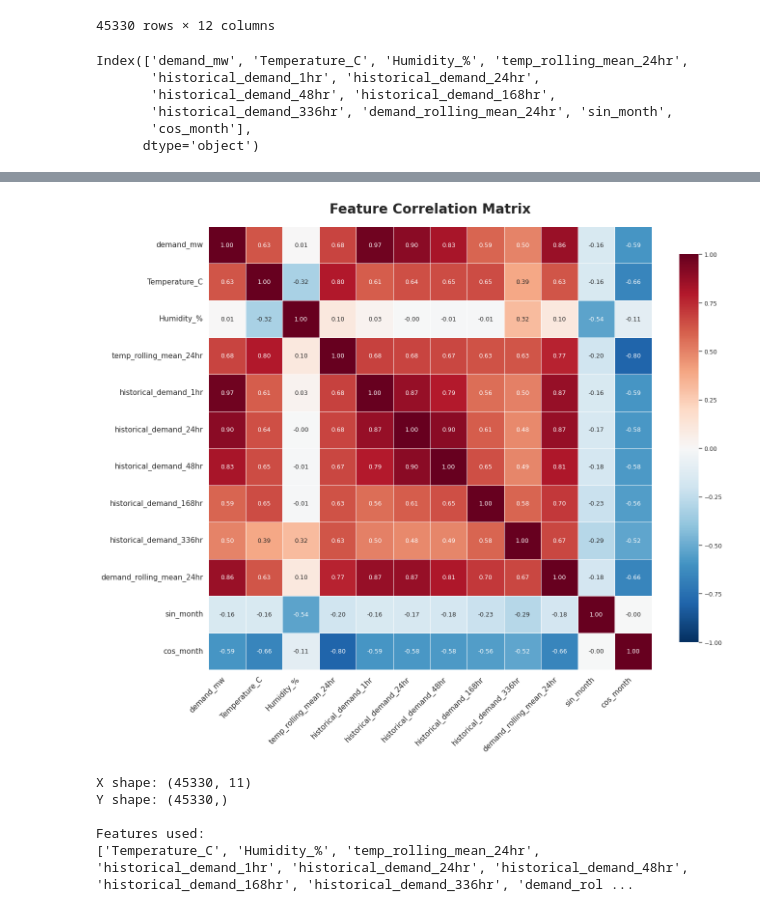
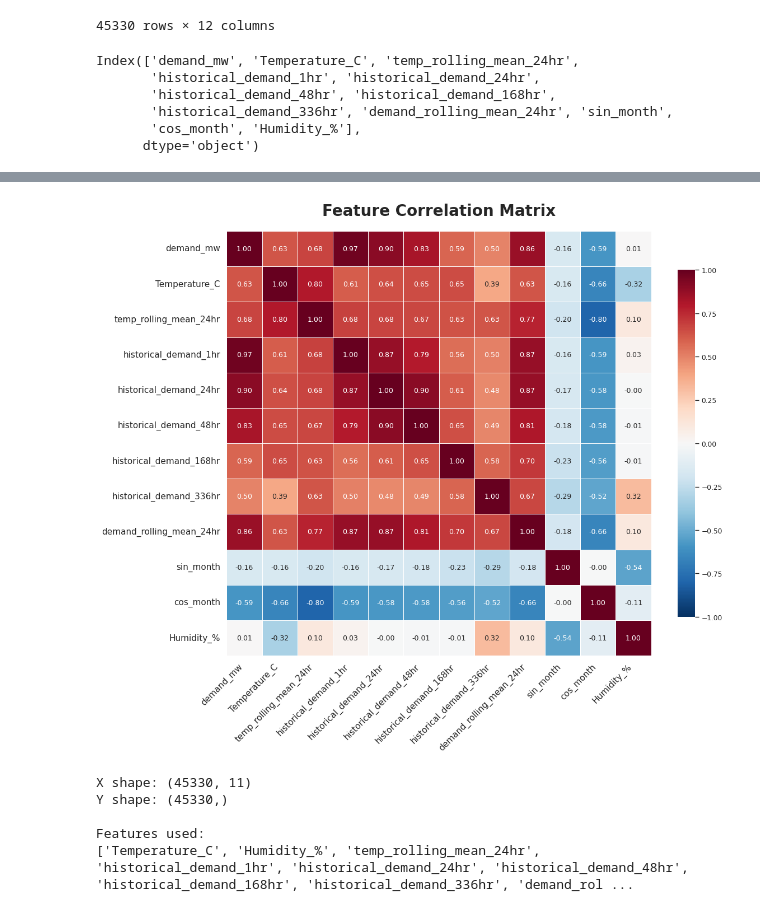
Before and after one commit to Joydas2003/Electrical-Load-Forcasting-Ml, a Jupyter notebook: Machine Learning Based short term Electrical Load Forcasting.ipynb, the cells around one changed output, grey strips where cells are left out. Cells and saved outputs as stored; diff of their text form; code cells hidden in the pictures.

```diff
--- a/Machine Learning Based short term Electrical Load Forcasting.ipynb
+++ b/Machine Learning Based short term Electrical Load Forcasting.ipynb
@@ -839,17 +839,21 @@ See the caveats in the documentation: https://pandas.pydata.org/pandas-docs/stab
 | 2025-06-17 11:00:00 | 12826.0 | 29.99 | 80.43 | 28.220417 | 12443.0 | ... |
 | 2025-06-17 12:00:00 | 13139.0 | 30.06 | 80.05 | 28.199167 | 12826.0 | ... |
 45330 rows × 12 columns
+# %%
+col = "Humidity_%"
+
+df = df[[c for c in df.columns if c != col] + [col]]
 # %%
 df.columns
 # %% [output]
-Index(['demand_mw', 'Temperature_C', 'Humidity_%', 'temp_rolling_mean_24hr',
+Index(['demand_mw', 'Temperature_C', 'temp_rolling_mean_24hr',
        'historical_demand_1hr', 'historical_demand_24hr',
        'historical_demand_48hr', 'historical_demand_168hr',
        'historical_demand_336hr', 'demand_rolling_mean_24hr', 'sin_month',
-       'cos_month'],
+       'cos_month', 'Humidity_%'],
       dtype='object')
 # %%
-plt.figure(figsize=(14,12))
+plt.figure(figsize=(12,10))
 
 sns.heatmap(
     df.corr(),
@@ -858,34 +862,34 @@ sns.heatmap(
     cmap="RdBu_r",
     vmin=-1,
     vmax=1,
     center=0,
     square=True,
     linewidths=0.5,
     cbar_kws={"shrink":0.8},
     annot_kws={"size":9}
 )
 
 plt.title(
     "Feature Correlation Matrix",
     fontsize=20,
     fontweight='bold',
     pad=20
 )
 
 plt.xticks(rotation=45, ha='right', fontsize=11)
 plt.yticks(fontsize=11)
 
 plt.tight_layout()
 plt.savefig("plot.png", dpi=600, bbox_inches='tight')
 from google.colab import files
 
 files.download("plot.png")
 plt.show()
 plt.close()
 # %% [output]
 [interactive output not drawn]
 [interactive output not drawn]
-[figure, old version]
+[figure, new version]
 # %%
 # Target
 y = df["demand_mw"]
```
Also changed, not shown: parts of 21 cells of this notebook.
